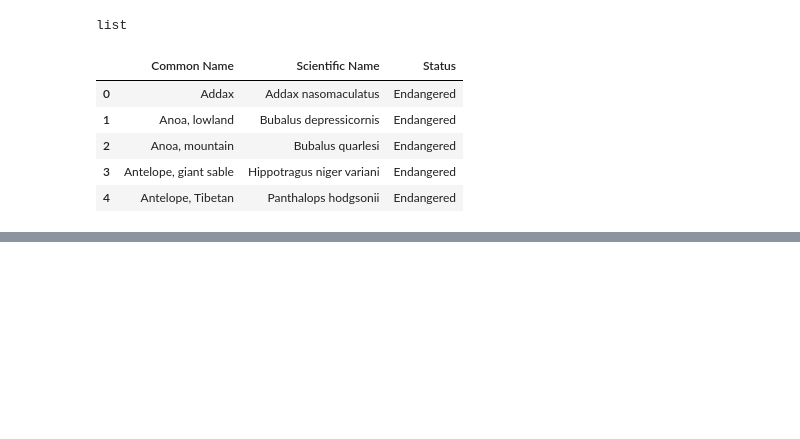
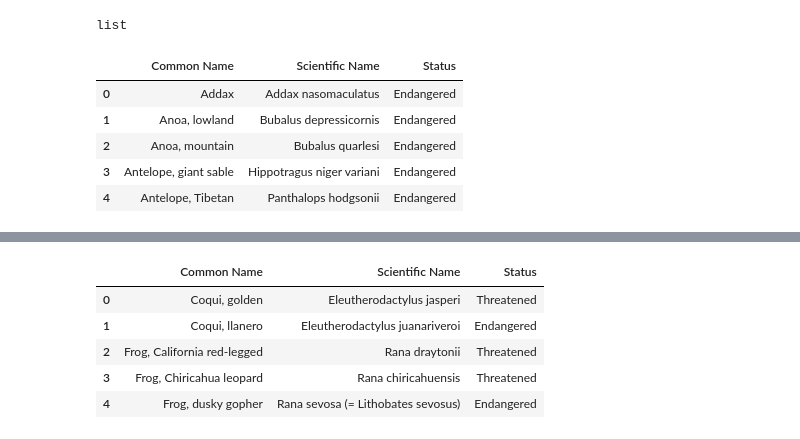
Before and after one commit to akt2/CITES, a Jupyter notebook: animalwelfare.ipynb, the cells around one changed output, grey strips where cells are left out. Saved outputs shown, nothing was run; the diff lists cells and outputs as text; code cells hidden in the pictures; blank space fills up the shorter version.

```diff
--- a/animalwelfare.ipynb
+++ b/animalwelfare.ipynb
@@ -50,0 +63,11 @@ df.head()
+# %%
+amphibians_df = tables[3]
+amphibians_df.columns = ['Common Name', 'Scientific Name', 'Status']
+amphibians_df.head()
+# %% [output]
+|  | Common Name | Scientific Name | Status |
+| 0 | Coqui, golden | Eleutherodactylus jasperi | Threatened |
+| 1 | Coqui, llanero | Eleutherodactylus juanariveroi | Endangered |
+| 2 | Frog, California red-legged | Rana draytonii | Threatened |
+| 3 | Frog, Chiricahua leopard | Rana chiricahuensis | Threatened |
+| 4 | Frog, dusky gopher | Rana sevosa (= Lithobates sevosus) | Endangered |
```
Also changed, not shown: parts of 17 cells of this notebook, 1 other file.
